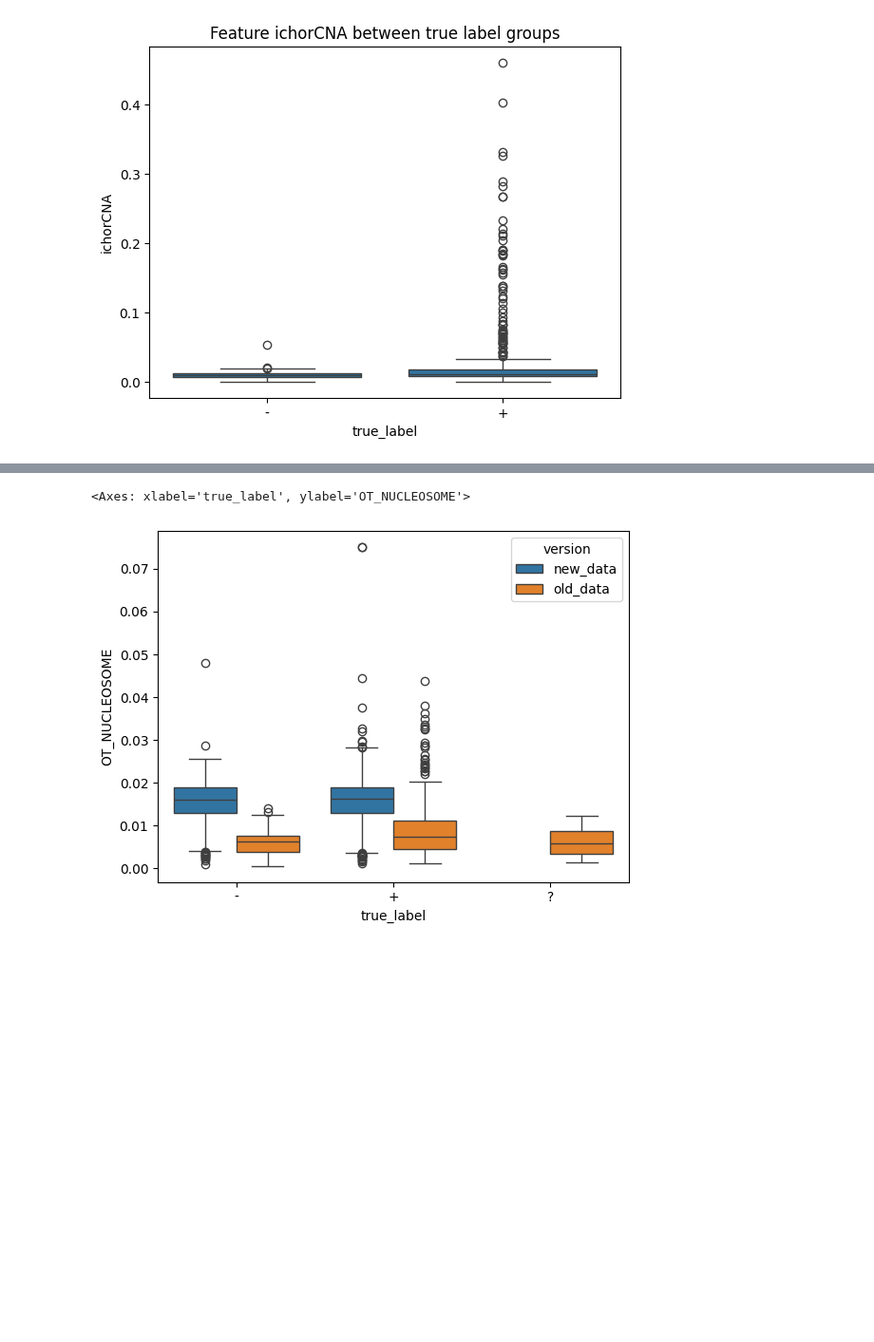
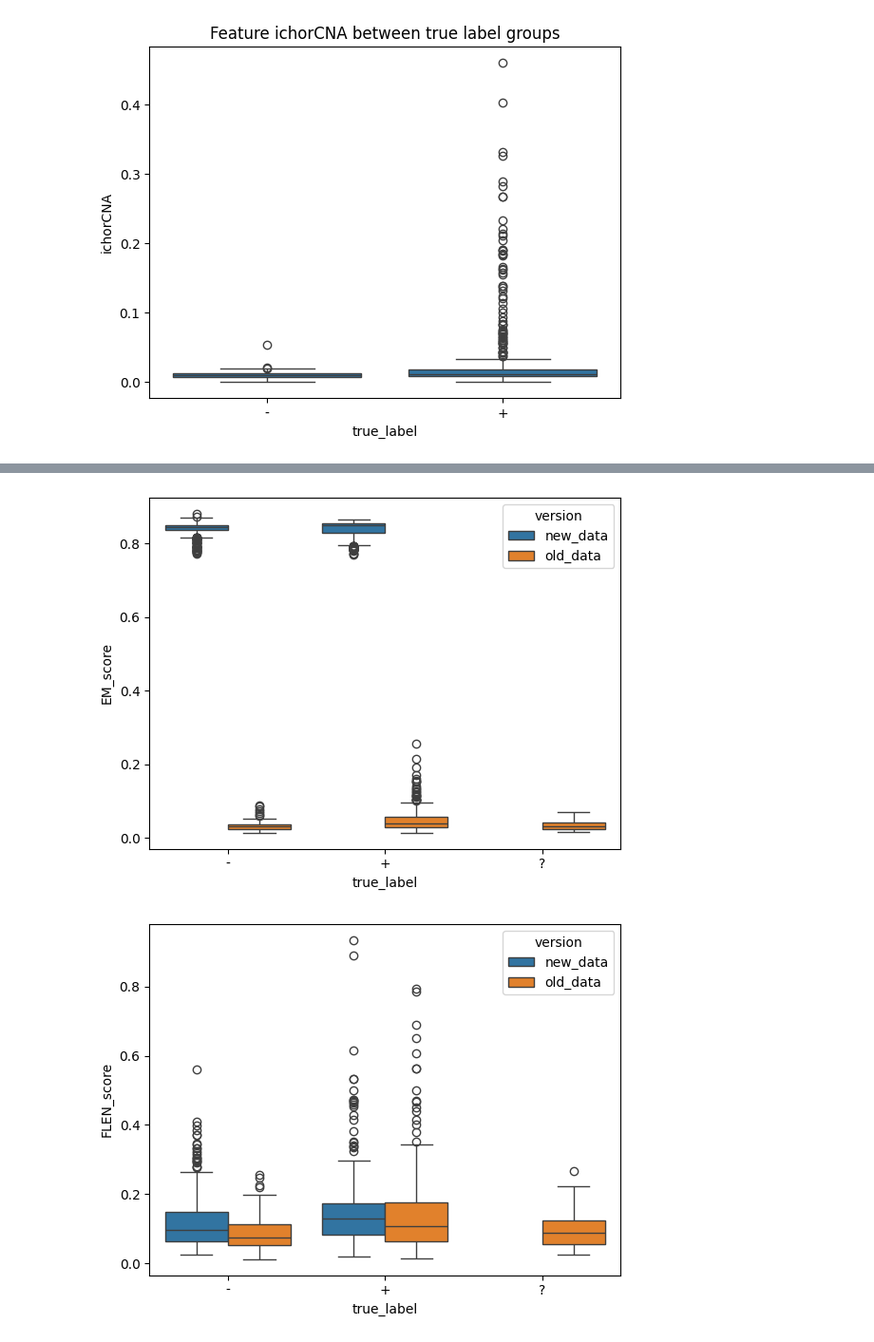
Before and after one commit to hieunguyen4193/gs-mrd, a Jupyter notebook: 03_analysis_new_MRD_data_20240924.ipynb, the cells around one changed output, grey strips where cells are left out. Shown at 95% size. Cells and saved outputs as stored; diff of their text form; code cells hidden in the pictures; blank space fills up the shorter version.

```diff
--- a/03_analysis_new_MRD_data_20240924.ipynb
+++ b/03_analysis_new_MRD_data_20240924.ipynb
@@ -94,4 +94,12 @@ for f in ["EM", "NUCLEOSOME", "FLEN"]:
     plt.tight_layout()
     plt.savefig(os.path.join(path_to_03_output, figname), format='svg')
     # plt.show()
+
+    plt.figure(figsize=(10, 6))
+    sns.scatterplot(data = pcadf[f], x = "PCA1", y = "PCA2", hue = "Kit")
+    figname = f"PCA_grouped_by_kit.{f}.svg"
+    plt.legend(bbox_to_anchor=(1.05, 1), loc='upper left')
+    plt.tight_layout()
+    plt.savefig(os.path.join(path_to_03_output, figname), format='svg')
+    # plt.show()
 # %% [output]
@@ -183,9 +192,13 @@ outputdf = outputdf.merge(metadata, right_on = "SampleID", left_on = "SampleID")
 old_batch_outputdf = pd.read_csv(f"{path_to_model_files}/outputdf_data_version_{merge_version}.csv")
 # %%
 for f in final_features.keys():
+    plt.figure(figsize=(10, 6))
     sns.boxplot(data = outputdf, x = "true_label", y = f)
     plt.title(f"Feature {f} between true label groups")
-    plt.show()
+    figname = f"[Score]{f}_between_true_labels.svg"
+    plt.legend(bbox_to_anchor=(1.05, 1), loc='upper left')
+    plt.tight_layout()
+    plt.savefig(os.path.join(path_to_03_output, figname), format='svg')
 # %% [output]
 [figure]
 [figure]
@@ -227,7 +224,8 @@ mergedf
 # %%
-f = "OT_NUCLEOSOME"
-
-sns.boxplot(data = mergedf, x = "true_label", y = f, hue = "version")
+for f in ['EM_score', 'FLEN_score', 'NUCLEOSOME_score', 'OT_EM', 'OT_FLEN',
+       'OT_NUCLEOSOME', 'NMF_EM', 'NMF_FLEN', 'NMF_NUCLEOSOME', 'ichorCNA']:
+    sns.boxplot(data = mergedf, x = "true_label", y = f, hue = "version")
+    plt.show()
 # %% [output]
-<Axes: xlabel='true_label', ylabel='OT_NUCLEOSOME'>
-[figure, old version]
+[figure, new version]
+[figure, added]
```
Also changed, not shown: parts of 4 cells of this notebook, 1 other file.
